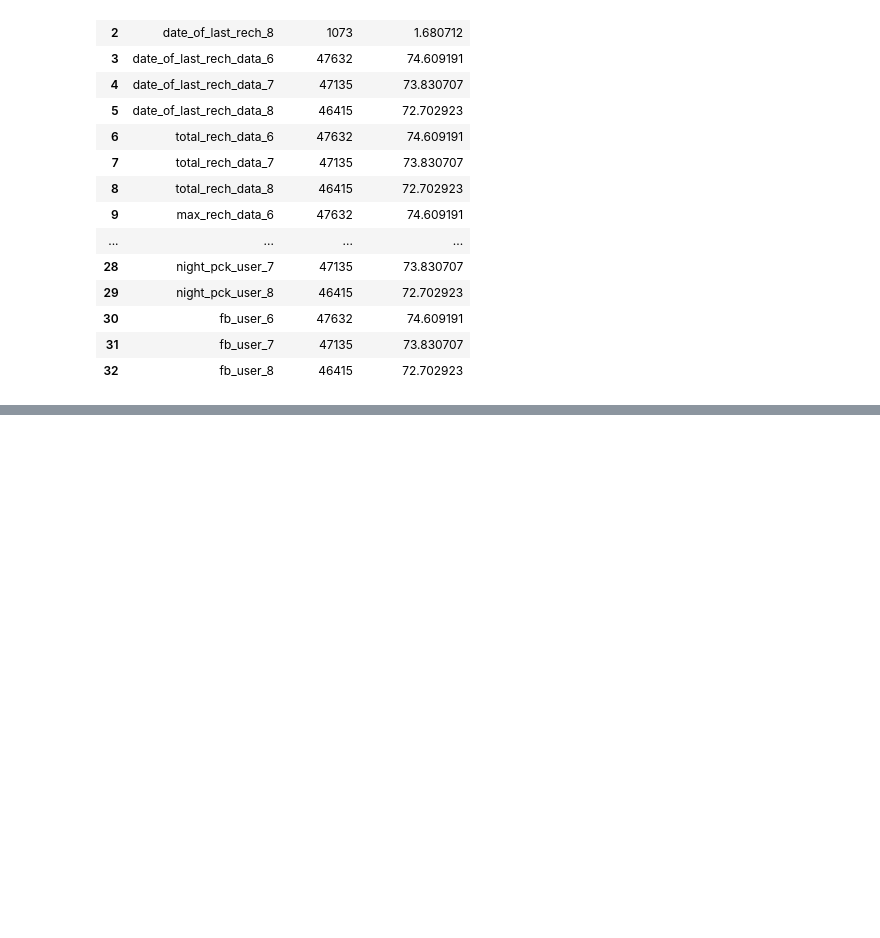
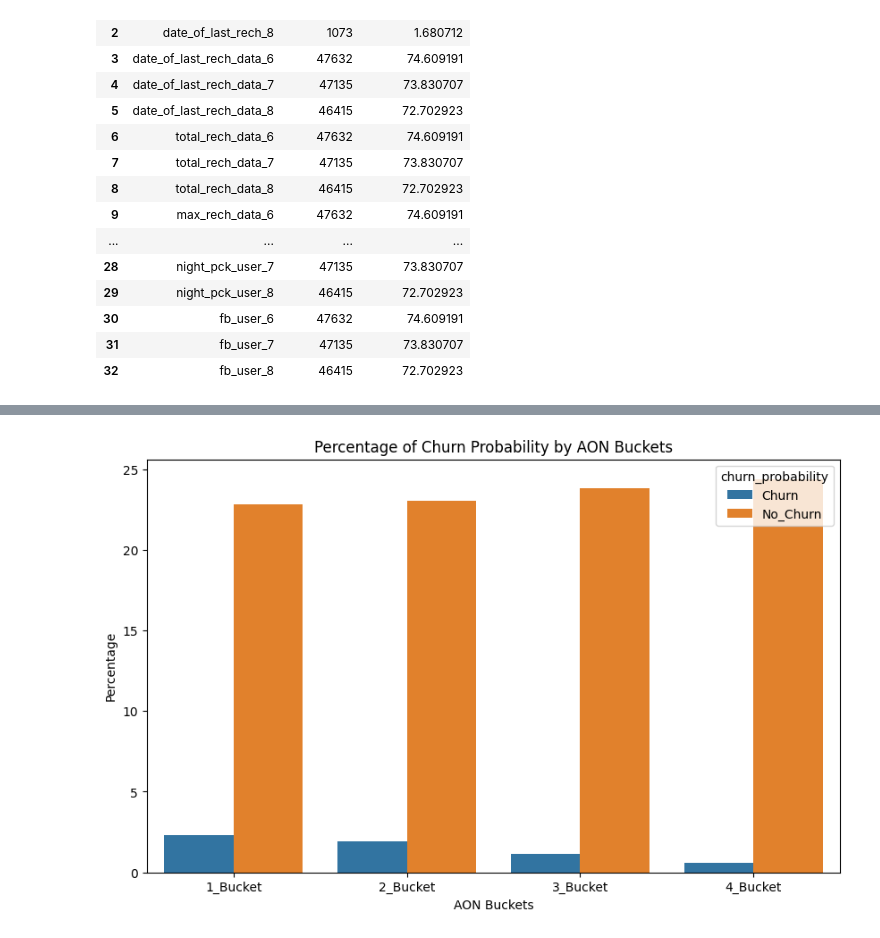
Before and after one commit to abhinav-mane/TelecomChurnCaseStudy_Hackathon, a Jupyter notebook: Customer_Churn_Prediction.ipynb, the cells around one changed output, grey strips where cells are left out. Cells and saved outputs as stored; diff of their text form; code cells hidden in the pictures; blank space fills up the shorter version.

```diff
--- a/Customer_Churn_Prediction.ipynb
+++ b/Customer_Churn_Prediction.ipynb
@@ -260,0 +655,14 @@ null_values_df(data)
+# %%
+eda_df['aon_buckets'] = pd.qcut(eda_df['aon'],q=4,labels=["1_Bucket","2_Bucket","3_Bucket","4_Bucket"])
+# %%
+grouped_df = eda_df.groupby(['churn_probability', 'aon_buckets']).count()['aon'] / eda_df.shape[0] * 100
+aon_percentage_df = grouped_df.reset_index(name='percentage')
+
+plt.figure(figsize=(10, 6))
+sns.barplot(x='aon_buckets', y='percentage', hue='churn_probability', data=aon_percentage_df)
+plt.xlabel('AON Buckets')
+plt.ylabel('Percentage')
+plt.title('Percentage of Churn Probability by AON Buckets')
+plt.show()
+# %% [output]
+[figure, added]
```
Also changed, not shown: parts of 154 cells of this notebook, 1 other file.
